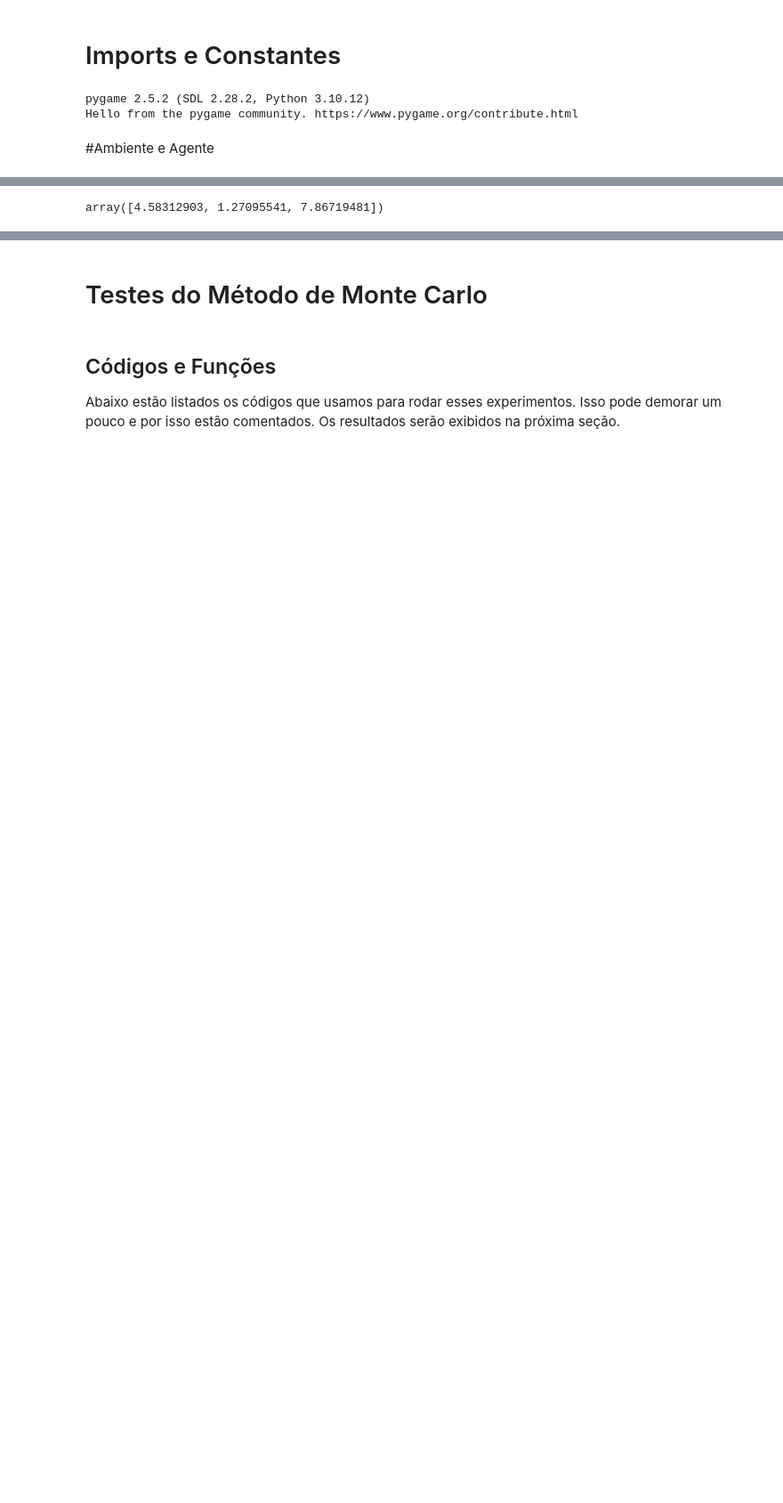
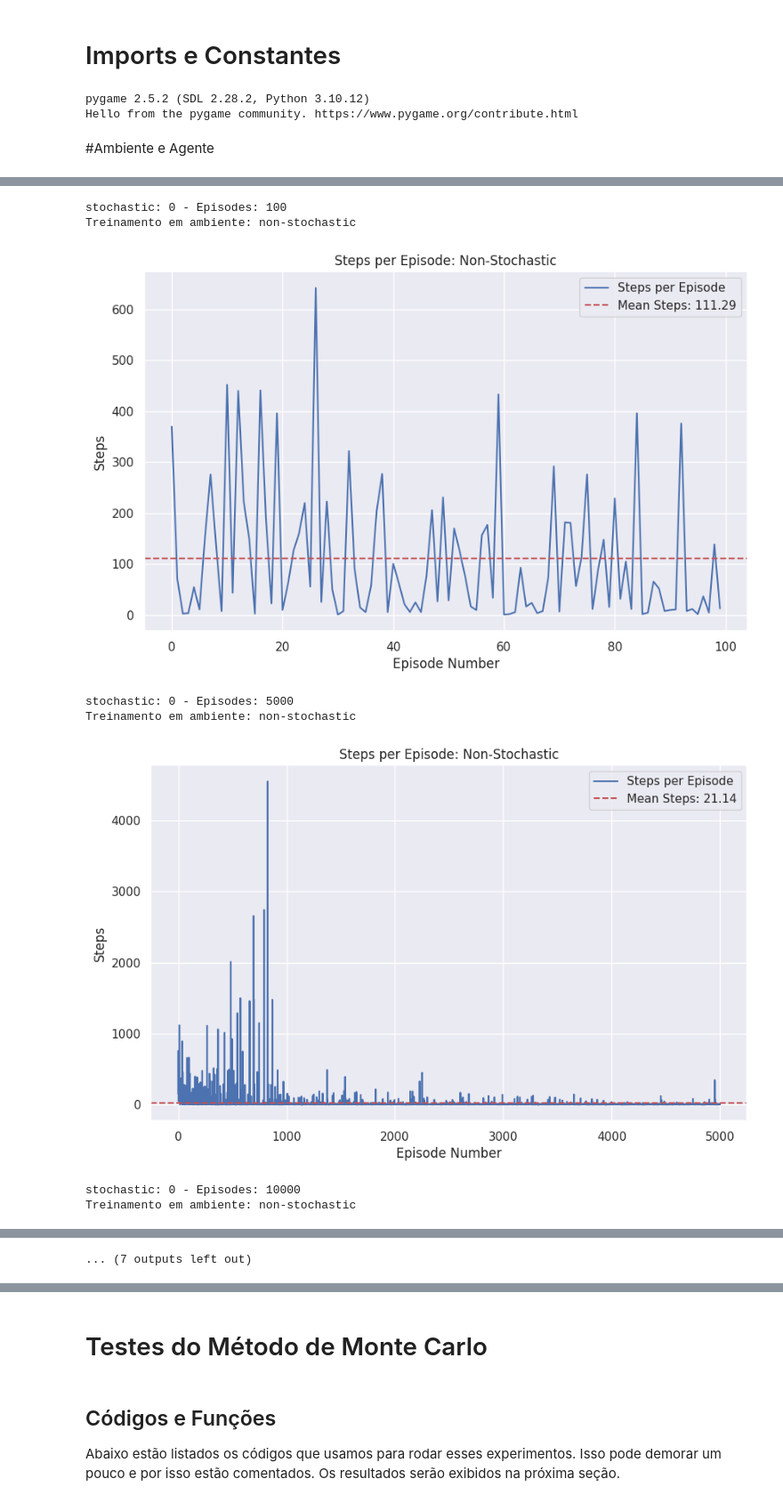
Before and after one commit to g-gibosky/RL-Snake-Game, a Jupyter notebook: SnakeGame2.ipynb, the cells around one changed output, grey strips where cells are left out. Shown at 89% size. Saved outputs shown, nothing was run; the diff lists cells and outputs as text; code cells hidden in the pictures; blank space fills up the shorter version.

Commit message:
Added Stochastic and Tests For Q_learning

```diff
--- a/SnakeGame2.ipynb
+++ b/SnakeGame2.ipynb
@@ -609,4 +613,0 @@ test_q_policy(agent = q_learning, sarsa = False)
-# %%
-q_learning.weights
-# %% [output]
-array([4.58312903, 1.27095541, 7.86719481])
@@ -614,0 +640,47 @@ q_learning.loss
+# %%
+def plot_steps(step_per_episodes, stochastic,epis_size, stochastic_percentage=0):
+   # Calculate the mean of the stepses
+    mean_step = np.mean(step_per_episodes)
+
+    # Plot the mean steps as a horizontal line
+
+    plt.figure(figsize=(10, 6))
+    plt.plot(step_per_episodes, label='Steps per Episode')
+    plt.title(f'Steps per Episode: { f"Partialy Stochastic {stochastic_percentage}" if stochastic == 1 else "Non-Stochastic"}')
+    plt.xlabel('Episode Number')
+    plt.ylabel('Steps')
+    plt.axhline(y=mean_step, color='r', linestyle='--', label=f'Mean Steps: {mean_step:.2f}')
+    plt.legend()
+    plt.grid(True)
+    plt.show()
+    # plt.savefig(f'Q_learning/Graphs/state_action_best_q_learning_{epis_size}_{stochastic}_{stochastic_percentage}_runs.png')
+# %%
+def run_q_tests(epis_size, stochastic, test_game, percentage=0):
+  q_learning = QLearning(test_game, stochastic=stochastic, stochastic_percentage=percentage)
+  print(f"Treinamento em ambiente: { 'Partialy' if q_learning.stochastic == 1 else 'non-stochastic'}")
+  q_learning.train(epis_size, sarsa = False)
+  plot_steps(q_learning.step_per_episode, stochastic,epis_size, percentage)
+  with open(f'Q_learning/Data/state_action_best_q_learning_{epis_size}_{stochastic}_{percentage}_runs.pkl', 'wb') as fp:
+    pickle.dump(q_learning.q_table, fp)
+
+  # plot_state_action_heatmap(q_learning.q_table, stochastic)
+# %%
+test_game = SnakeGame()
+episode_size = [100, 5000, 10000]
+for stochastic in range(0,2):
+  for episodes in episode_size:
+    print(f"stochastic: {stochastic} - Episodes: {episodes}")
+    if stochastic == 1:
+      for percentage in [0.2, 0.5, 0.9]:
+        run_q_tests(episodes, stochastic, test_game, percentage)
+    else:
+      run_q_tests(episodes, stochastic, test_game)
+# %% [output]
+stochastic: 0 - Episodes: 100
+Treinamento em ambiente: non-stochastic
+[figure, added]
+stochastic: 0 - Episodes: 5000
+Treinamento em ambiente: non-stochastic
+[figure, added]
+stochastic: 0 - Episodes: 10000
+Treinamento em ambiente: non-stochastic
@@ -614,0 +698 @@ q_learning.loss
+... (7 outputs left out)
```
Also changed, not shown: parts of 54 cells of this notebook.
